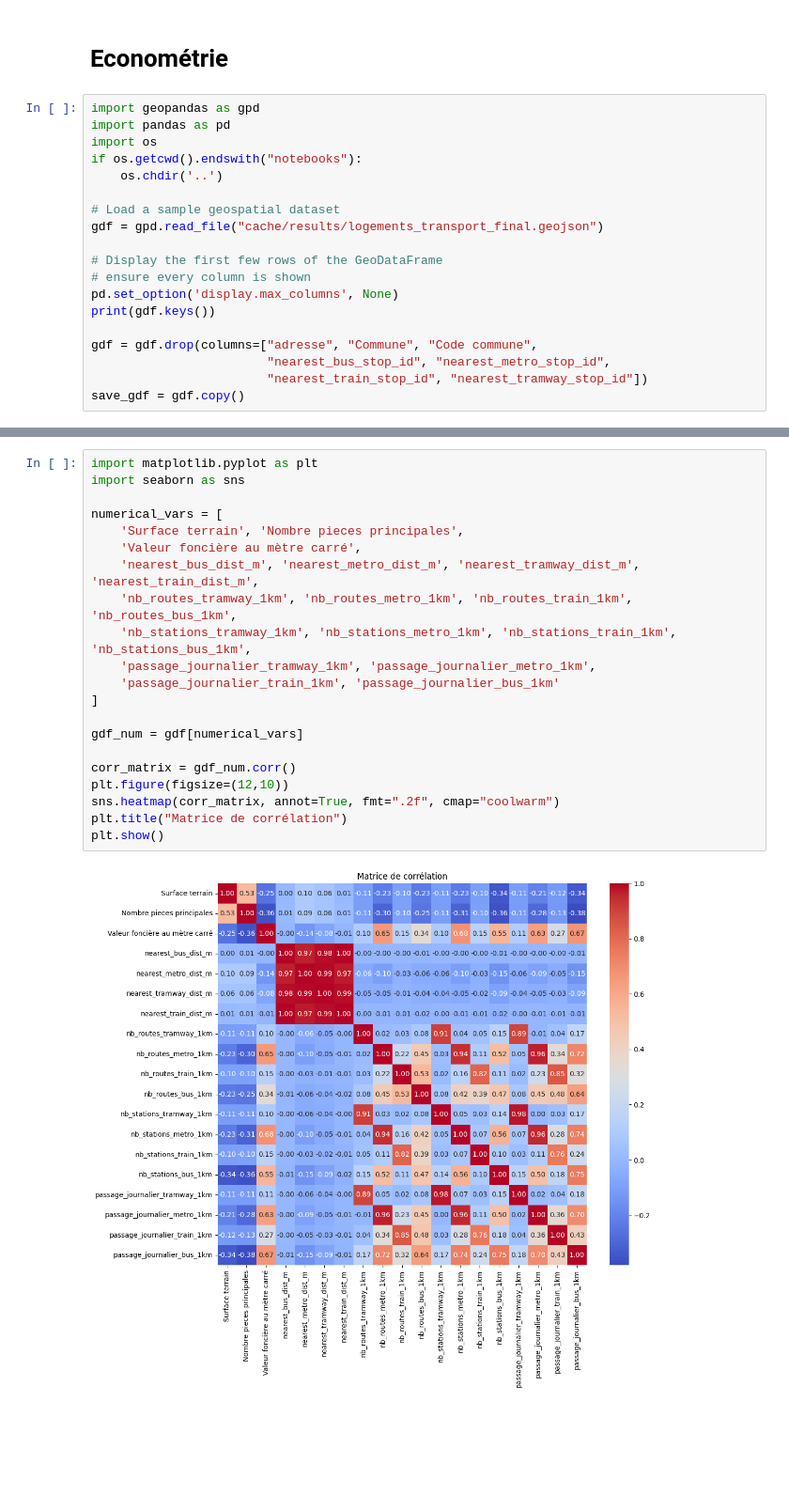
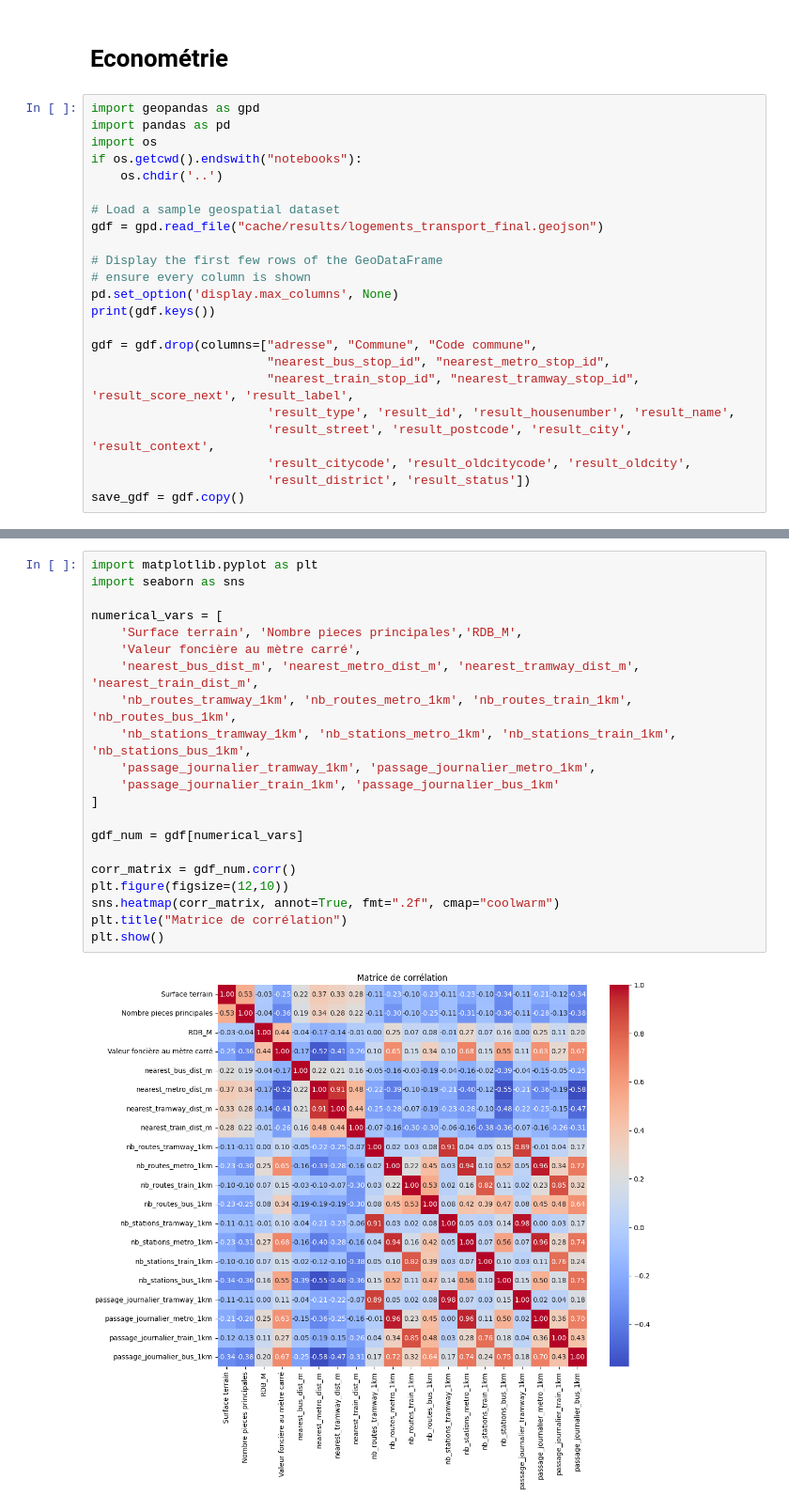
Before and after one commit to gaybrice/projet-python-ds, a Jupyter notebook: notebooks/econometrie.ipynb, the cells around one changed output, grey strips where cells are left out. Shown at 94% size. Cells and saved outputs as stored; diff of their text form; blank space fills up the shorter version.

```diff
--- a/notebooks/econometrie.ipynb
+++ b/notebooks/econometrie.ipynb
@@ -17,7 +17,11 @@ print(gdf.keys())
 
 gdf = gdf.drop(columns=["adresse", "Commune", "Code commune",
                         "nearest_bus_stop_id", "nearest_metro_stop_id",
-                        "nearest_train_stop_id", "nearest_tramway_stop_id"])
+                        "nearest_train_stop_id", "nearest_tramway_stop_id", 'result_score_next', 'result_label',
+                        'result_type', 'result_id', 'result_housenumber', 'result_name',
+                        'result_street', 'result_postcode', 'result_city', 'result_context',
+                        'result_citycode', 'result_oldcitycode', 'result_oldcity',
+                        'result_district', 'result_status'])
 save_gdf = gdf.copy()
 # %% [output]
 Index(['adresse', 'Code_postal', 'dist_centre_paris_m', 'Department',
@@ -41,26 +45,26 @@ Index(['adresse', 'Code_postal', 'dist_centre_paris_m', 'Department',
 # %%
 import matplotlib.pyplot as plt
 import seaborn as sns
 
 numerical_vars = [
-    'Surface terrain', 'Nombre pieces principales',
+    'Surface terrain', 'Nombre pieces principales','RDB_M',
     'Valeur foncière au mètre carré',
     'nearest_bus_dist_m', 'nearest_metro_dist_m', 'nearest_tramway_dist_m', 'nearest_train_dist_m',
     'nb_routes_tramway_1km', 'nb_routes_metro_1km', 'nb_routes_train_1km', 'nb_routes_bus_1km',
     'nb_stations_tramway_1km', 'nb_stations_metro_1km', 'nb_stations_train_1km', 'nb_stations_bus_1km',
     'passage_journalier_tramway_1km', 'passage_journalier_metro_1km',
     'passage_journalier_train_1km', 'passage_journalier_bus_1km'
 ]
 
 gdf_num = gdf[numerical_vars]
 
 corr_matrix = gdf_num.corr()
 plt.figure(figsize=(12,10))
 sns.heatmap(corr_matrix, annot=True, fmt=".2f", cmap="coolwarm")
 plt.title("Matrice de corrélation")
 plt.show()
 # %% [output]
-[figure, old version]
+[figure, new version]
 # %%
 
 from sklearn.preprocessing import StandardScaler
```
Also changed, not shown: parts of 9 cells of this notebook.
